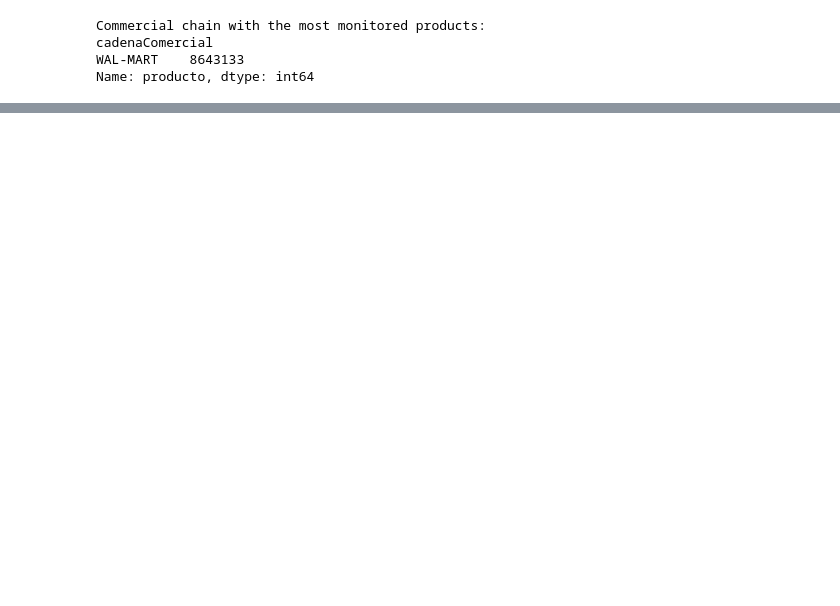
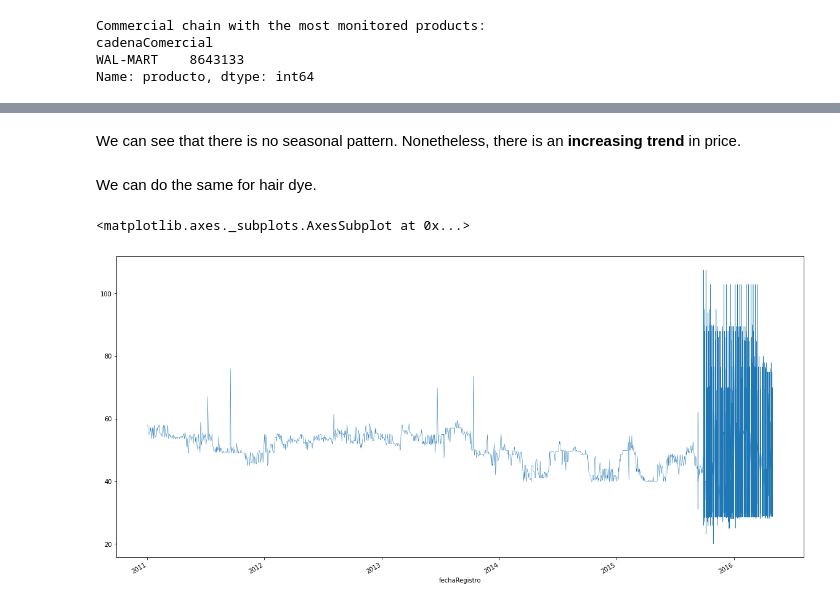
Before and after one commit to AlanKev117/data-engineering-bootcamp, a Jupyter notebook: project.ipynb, the cells around one changed output, grey strips where cells are left out. Cells and saved outputs as stored; diff of their text form; code cells hidden in the pictures; blank space fills up the shorter version.

```diff
--- a/project.ipynb
+++ b/project.ipynb
@@ -144,0 +238,9 @@ Detergent information saved
+# %% [markdown]
+We can see that there is no seasonal pattern. Nonetheless, there is an **increasing trend** in price.
+# %% [markdown]
+We can do the same for hair dye.
+# %%
+dye_ts["price"].plot(linewidth=0.5,figsize=(20, 10))
+# %% [output]
+<matplotlib.axes._subplots.AxesSubplot at 0x...>
+[figure, added]
```
Also changed, not shown: parts of 60 cells of this notebook.
